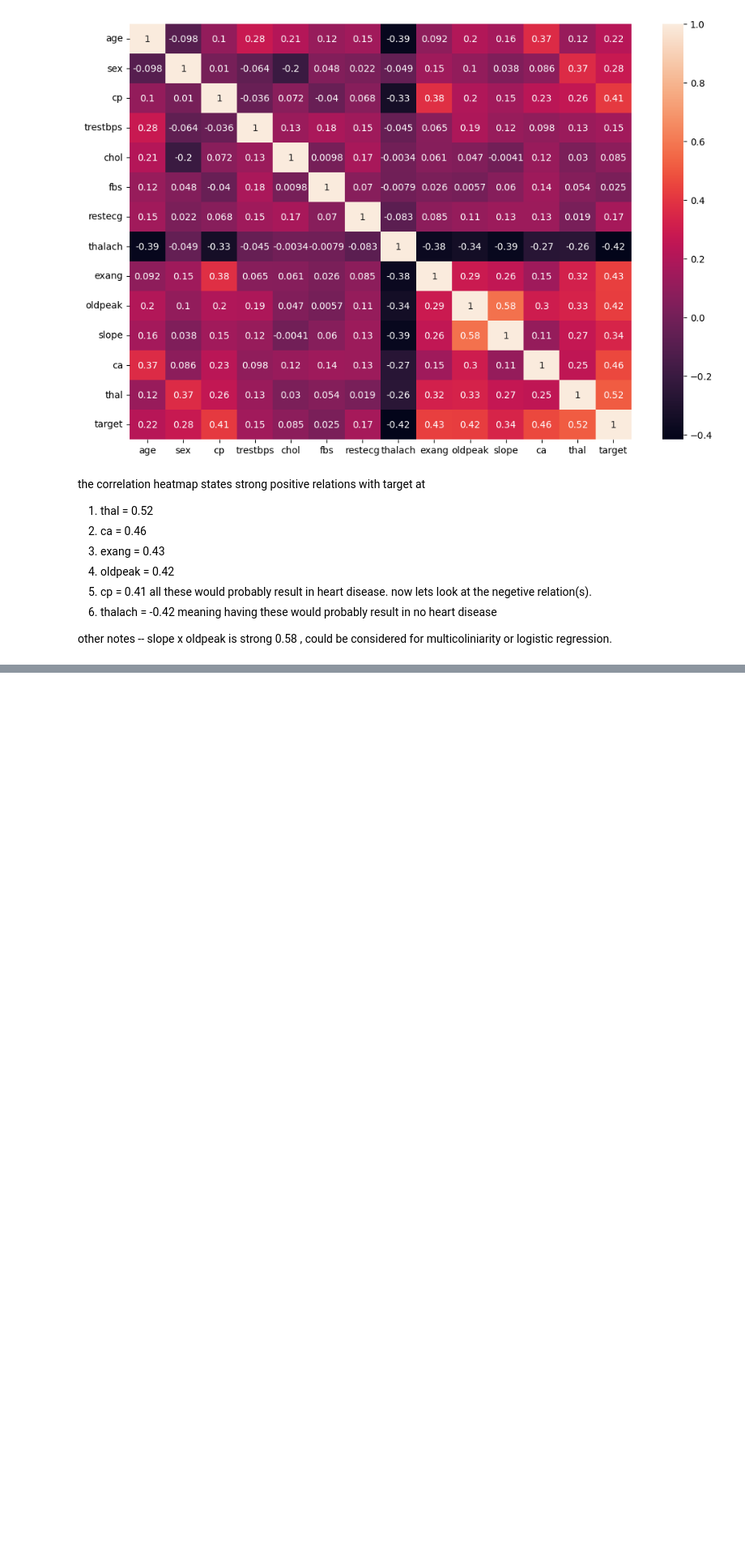
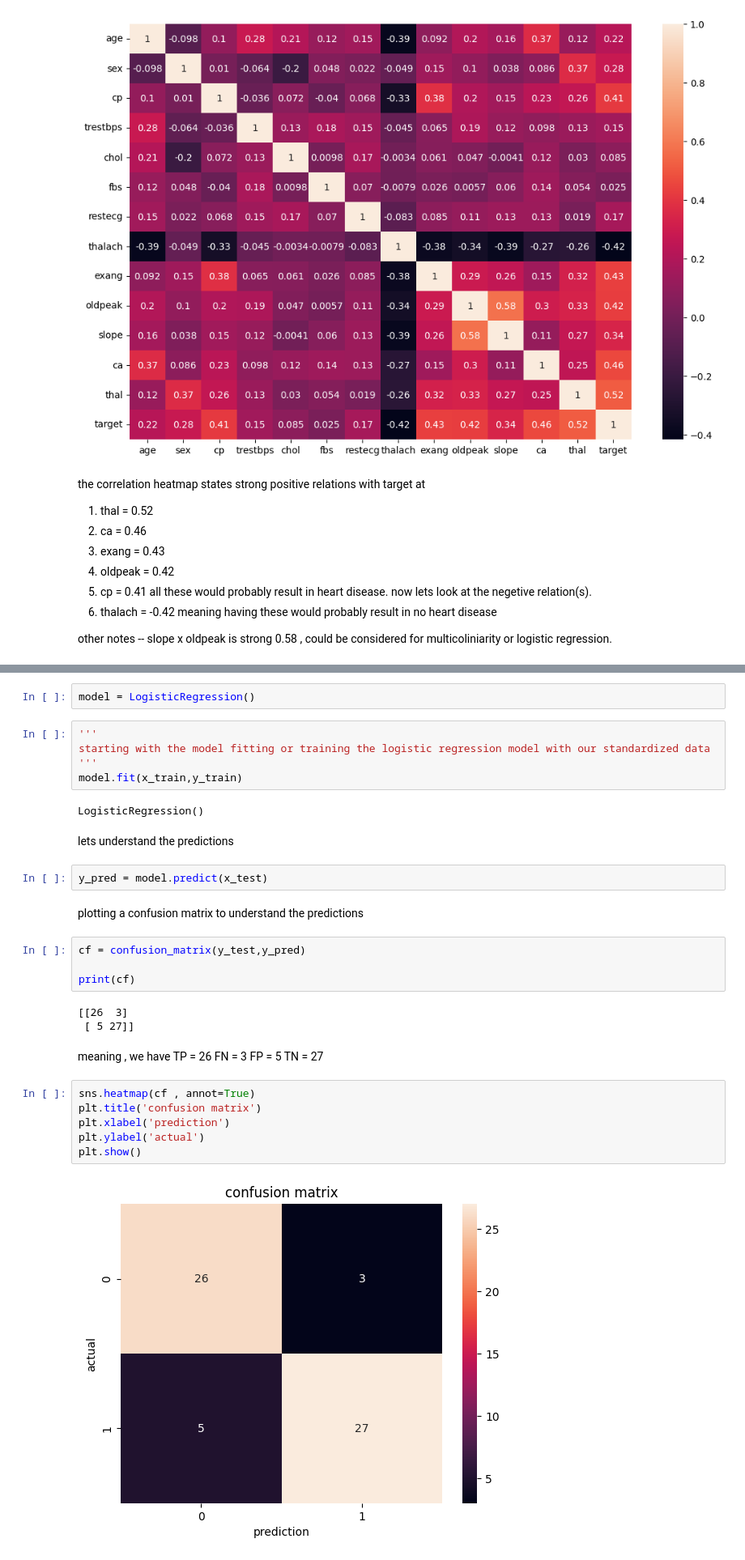
Before and after one commit to TheOnlySG/medical-classification-ml, a Jupyter notebook: notebooks/eda_heart.ipynb, the cells around one changed output, grey strips where cells are left out. Shown at 81% size. Saved outputs shown, nothing was run; the diff lists cells and outputs as text; blank space fills up the shorter version.

Commit message:
readding the updated ed_heart.ipynb with logistic model

```diff
--- a/notebooks/eda_heart.ipynb
+++ b/notebooks/eda_heart.ipynb
@@ -119,0 +155,36 @@ slope x oldpeak is strong 0.58 , could be considered for multicoliniarity or log
+# %%
+model = LogisticRegression()
+# %%
+'''
+starting with the model fitting or training the logistic regression model with our standardized data
+'''
+model.fit(x_train,y_train)
+# %% [output]
+LogisticRegression()
+# %% [markdown]
+lets understand the predictions
+# %%
+y_pred = model.predict(x_test)
+# %% [markdown]
+plotting a confusion matrix to understand the predictions
+# %%
+cf = confusion_matrix(y_test,y_pred)
+
+print(cf)
+# %% [output]
+[[26  3]
+ [ 5 27]]
+# %% [markdown]
+meaning , we have
+TP = 26
+FN = 3
+FP = 5
+TN = 27
+# %%
+sns.heatmap(cf , annot=True)
+plt.title('confusion matrix')
+plt.xlabel('prediction')
+plt.ylabel('actual')
+plt.show()
+# %% [output]
+[figure, added]
```
Also changed, not shown: parts of 12 cells of this notebook.
